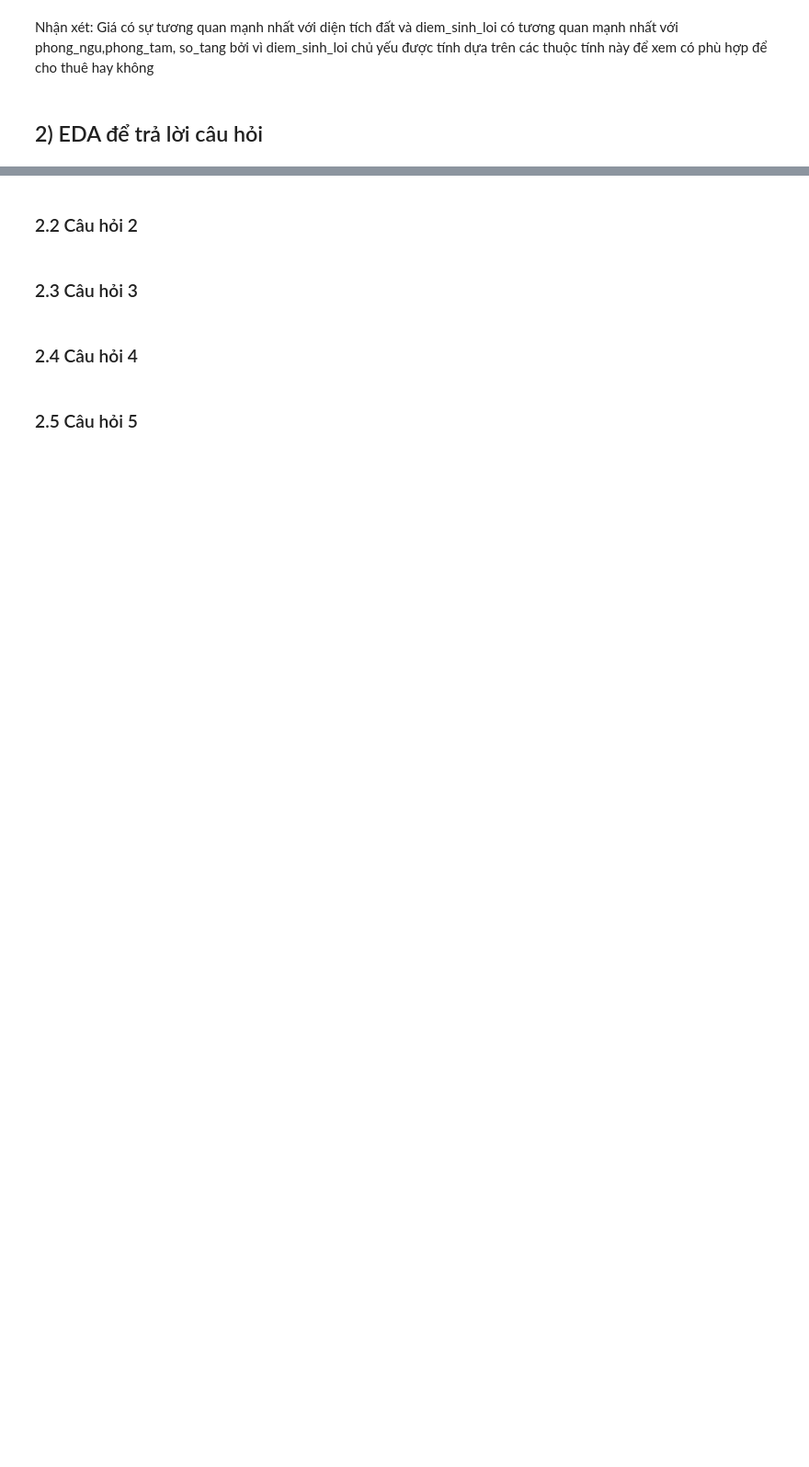
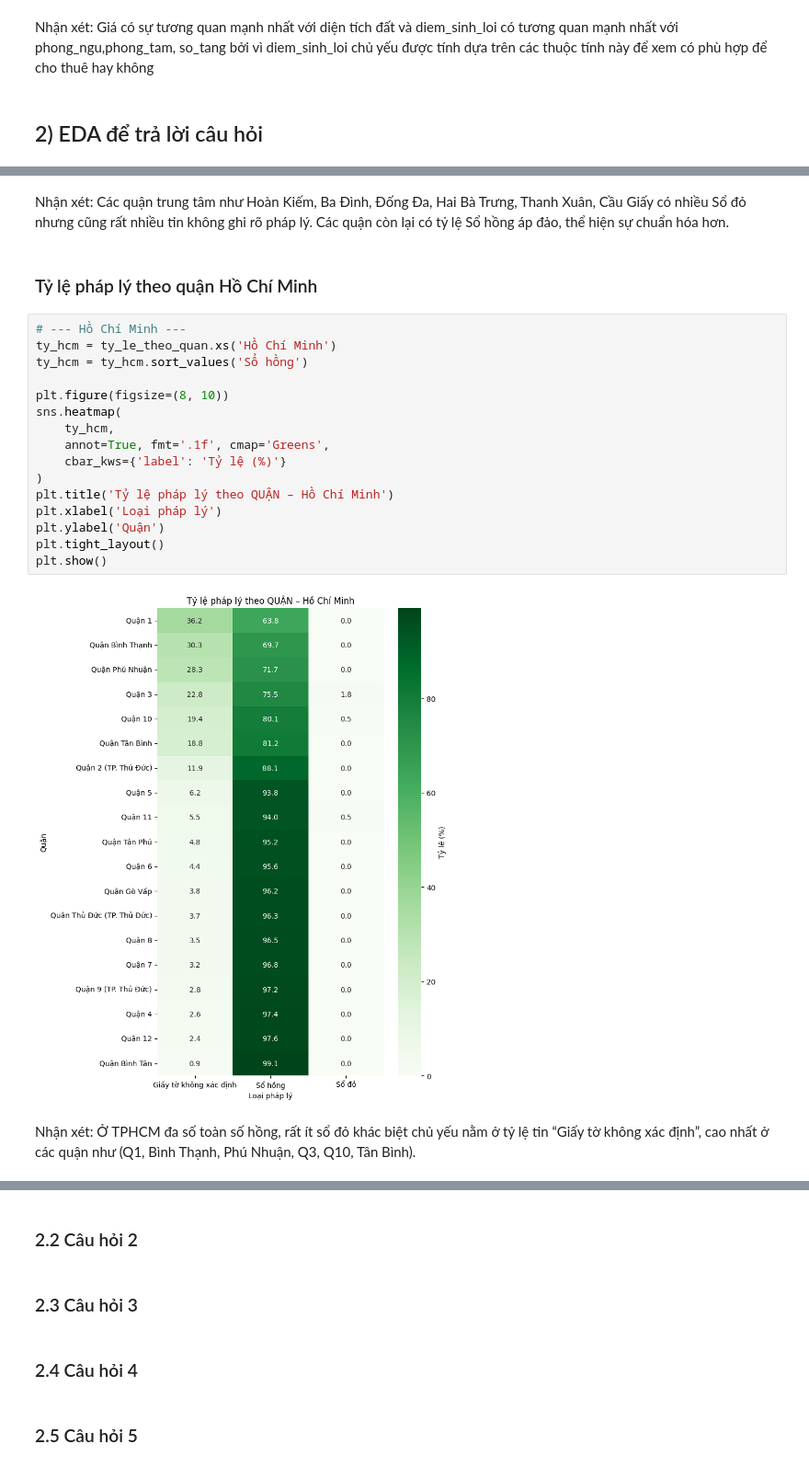
Before and after one commit to Thuongcdv123/Project-Intro-DS, a Jupyter notebook: eda/eda.ipynb, the cells around one changed output, grey strips where cells are left out. Shown at 92% size. Drawn from its saved outputs; the diff is of its cells as text; blank space fills up the shorter version.

```diff
--- a/eda/eda.ipynb
+++ b/eda/eda.ipynb
@@ -142 +333,25 @@ Code để trả lời câu hỏi ở dưới markdown này luôn
+# %% [markdown]
+Nhận xét: Các quận trung tâm như Hoàn Kiếm, Ba Đình, Đống Đa, Hai Bà Trưng, Thanh Xuân, Cầu Giấy có nhiều Sổ đỏ nhưng cũng rất nhiều tin không ghi rõ pháp lý. Các quận còn lại có tỷ lệ Sổ hồng áp đảo, thể hiện sự chuẩn hóa hơn.
+# %% [markdown]
+### Tỷ lệ pháp lý theo quận Hồ Chí Minh
+# %%
+# --- Hồ Chí Minh ---
+ty_hcm = ty_le_theo_quan.xs('Hồ Chí Minh')
+ty_hcm = ty_hcm.sort_values('Sổ hồng')
+
+plt.figure(figsize=(8, 10))
+sns.heatmap(
+    ty_hcm,
+    annot=True, fmt='.1f', cmap='Greens',
+    cbar_kws={'label': 'Tỷ lệ (%)'}
+)
+plt.title('Tỷ lệ pháp lý theo QUẬN – Hồ Chí Minh')
+plt.xlabel('Loại pháp lý')
+plt.ylabel('Quận')
+plt.tight_layout()
+plt.show()
+# %% [output]
+[figure, added]
+# %% [markdown]
+Nhận xét: Ở TPHCM đa số toàn số hồng, rất ít sổ đỏ khác biệt chủ yếu nằm ở tỷ lệ tin “Giấy tờ không xác định”, cao nhất ở các quận như (Q1, Bình Thạnh, Phú Nhuận, Q3, Q10, Tân Bình).
 # %% [markdown]
```
Also changed, not shown: parts of 12 cells of this notebook.
